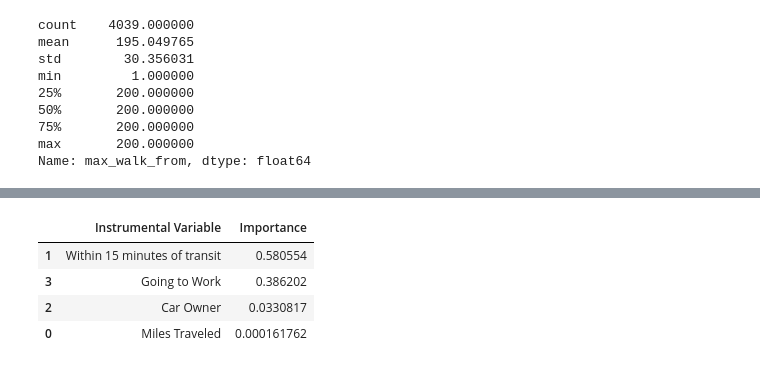
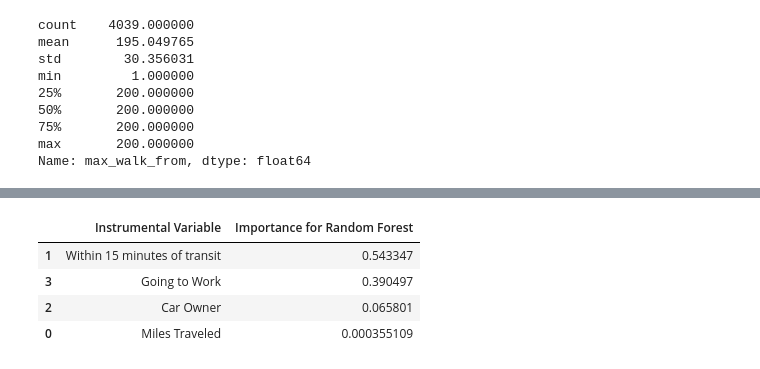
Before and after one commit to johnfwhitesell/Boring, a Jupyter notebook: census_data_eda_prep.ipynb, the cells around one changed output, grey strips where cells are left out. Drawn from its saved outputs; the diff is of its cells as text; code cells hidden in the pictures.

```diff
--- a/census_data_eda_prep.ipynb
+++ b/census_data_eda_prep.ipynb
@@ -106,3 +114,26 @@ ax.set_title('Metro riders own fewer cars.');
 fig.savefig('Car_owners')
 # %% [output]
 [figure]
+# %%
+df2['Taking Metro'] = df2.local_rail
+df2['Income'] = df2.HHFAMINC
+
+fig, ax = plt.subplots(figsize=(8, 6))
+
+vehicle_percentages = (df2.groupby(['Taking Metro'])['Income']
+                     .value_counts(normalize=True)
+                     .rename('percentage')
+                     .mul(100)
+                     .reset_index()
+                     .sort_values('Income'))
+
+ax = sns.barplot(x="Income", y="percentage", hue="Taking Metro",
+                    data=vehicle_percentages)
+ax.format_ydata
+ax.set_xlim(0,8.5)
+ax.set_title("There isn't a significant income gap.");
+ax.set_xticks([1,2,3,4,5,6])
+ax.set_xticklabels(['$10,000','$15,000','$25,000','$35,000',
+              '$50,000','$75,000','$100,000+'])
+
+fig.savefig('metro_affluence')
@@ -180,12 +236,10 @@ hyper_parameters = {
              'max_depth':range(2, 14, 4)
 }
 
-sherwood = GridSearchCV(dt, hyper_parameters, cv=5, verbose=1, n_jobs=-1)
-mirkwood = GridSearchCV(bc, hyper_parameters, cv=5, verbose=1, n_jobs=-1)
-avalon = GridSearchCV(etc, hyper_parameters, cv=5, verbose=1, n_jobs=-1)
+sherwood = GridSearchCV(dt, hyper_parameters, cv=5, verbose=1, n_jobs=-1).fit(X, y)
+avalon = GridSearchCV(etc, hyper_parameters, cv=5, verbose=1, n_jobs=-1).fit(X, y)
 
-sherwood.fit(X, y).best_params_, sherwood.fit(X, y).best_score_,
-mirkwood.fit(X, y).best_params_, mirkwood.fit(X, y).best_score_,
-avalon.fit(X, y).best_params_, avalon.fit(X, y).best_score_
+
+sherwood.best_params_, sherwood.best_score_, avalon.best_params_, avalon.best_score_
 # %% [output]
 Fitting 5 folds for each of 48 candidates, totalling 240 fits
@@ -205,10 +256,11 @@ Multiprocessing exception:
 # %%
-strengths = pd.DataFrame([np.array(X.columns.tolist()).T,robin.best_estimator_.feature_importances_]).T
-strengths.columns = ['Instrumental Variable', 'Importance']
-strengths.sort_values('Importance', ascending=False)
+strengths = pd.DataFrame([np.array(X.columns.tolist()).T,sherwood.best_estimator_.feature_importances_]).T
+strengths.columns = ['Instrumental Variable', 'Importance for Random Forest']
+strengths = strengths.sort_values('Importance for Random Forest', ascending=False)
+strengths
 # %% [output]
-|  | Instrumental Variable | Importance |
-| 1 | Within 15 minutes of transit | 0.580554 |
-| 3 | Going to Work | 0.386202 |
-| 2 | Car Owner | 0.0330817 |
-| 0 | Miles Traveled | 0.000161762 |
+|  | Instrumental Variable | Importance for Random Forest |
+| 1 | Within 15 minutes of transit | 0.543347 |
+| 3 | Going to Work | 0.390497 |
+| 2 | Car Owner | 0.065801 |
+| 0 | Miles Traveled | 0.000355109 |
```
Also changed, not shown: parts of 13 cells of this notebook, 6 other files.
